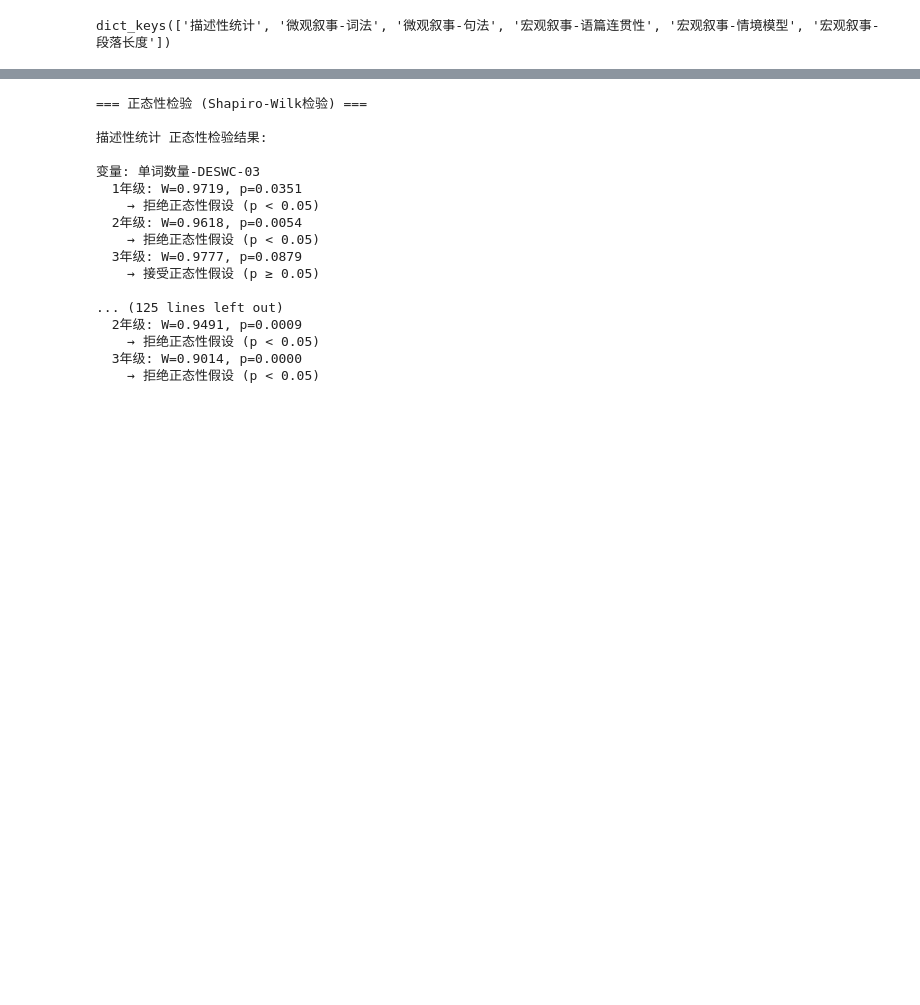
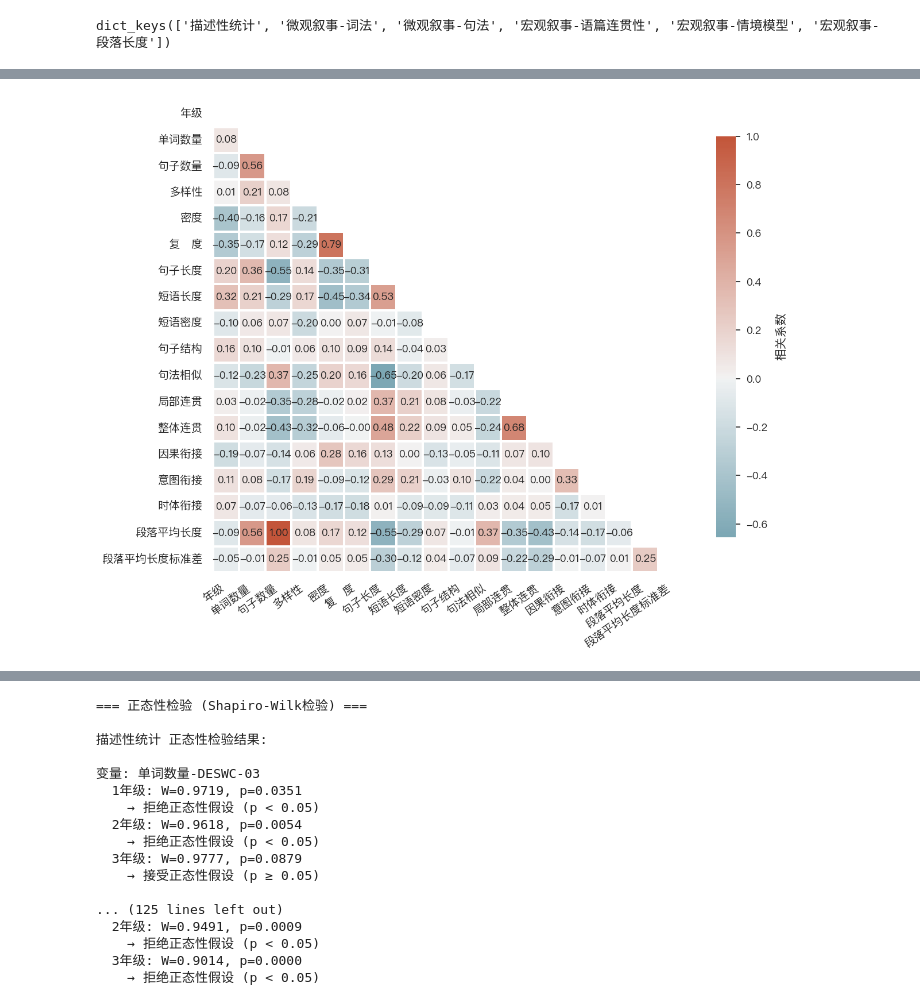
Before and after one commit to sfdeggb/analyse_narrative_stu, a Jupyter notebook: grade_analyse.ipynb, the cells around one changed output, grey strips where cells are left out. Cells and saved outputs as stored; diff of their text form; code cells hidden in the pictures; blank space fills up the shorter version.

```diff
--- a/grade_analyse.ipynb
+++ b/grade_analyse.ipynb
@@ -14,8 +14,8 @@ warnings.filterwarnings('ignore')
 #sns.set_style("whitegrid")
 plt.style.use('seaborn-v0_8')
 plt.rcParams['font.family'] = 'sans-serif'          # 指定族
-plt.rcParams['font.sans-serif'] = ['SimHei']        # 先尝试黑体
-#plt.rcParams['font.sans-serif'] = ['SimHei', 'Microsoft YaHei']
+#plt.rcParams['font.sans-serif'] = ['SimHei']        # windows
+plt.rcParams['font.sans-serif'] = ['PingFang HK']    # mac
 plt.rcParams['axes.unicode_minus'] = False
 
 # 设置随机种子确保结果可重现
@@ -636,0 +646,73 @@ plot_boxplots_by_grade('微观叙事-词法', cleaned_data['微观叙事-词法'
+# %%
+def create_feature_correlation_heatmap(df, feature_cols):
+    """
+    输入一个DataFrame和要分析的特征列，输出这些特征之间的相关性热力图。
+    展示特征名时，仅取'-'分割后的第一个元素。
+    参数:
+        df: 包含特征的数据框
+        feature_cols: 需要分析的特征列名列表
+    """
+    import matplotlib.pyplot as plt
+    import seaborn as sns
+    import numpy as np
+    import matplotlib as mpl
+
+    # 设置全局美化参数
+    sns.set_theme(style="white", font_scale=1.25)
+    mpl.rcParams['font.sans-serif'] = ['PingFang HK']  # 支持中文
+    mpl.rcParams['axes.unicode_minus'] = False
+
+    # 只保留指定的特征列，并去除缺失值
+    data = df[feature_cols].dropna()
+    #将年级特征列提到第一列的位置
+    if '年级' in data.columns:
+        data = data[['年级'] + [col for col in data.columns if col != '年级']]
+    # 计算相关性矩阵
+    corr_matrix = data.corr()
+
+    # 处理特征名，只取'-'分割后的第一个元素
+    simple_names = [col.split('-')[0] for col in data.columns]
+    corr_matrix.index = simple_names
+    corr_matrix.columns = simple_names
+
+    # 创建掩码，仅显示矩阵下三角
+    mask = np.triu(np.ones_like(corr_matrix, dtype=bool))
+
+    # 设置更高端的色带
+    cmap = sns.diverging_palette(220, 20, as_cmap=True)
+
+    plt.figure(figsize=(13, 10))
+    # 绘制热力图
+    ax = sns.heatmap(
+        corr_matrix,
+        mask=mask,
+        annot=True,
+        fmt=".2f",
+        cmap=cmap,
+        center=0,
+        square=True,
+        linewidths=1.5,
+        cbar_kws={"shrink": 0.85, "label": "相关系数"},
+        annot_kws={"size": 13, "weight": "bold", "color": "#222222"}
+    )
+
+    # 美化标题和坐标轴
+    #plt.title('特征间相关性热力图', fontsize=22, fontweight='bold', color='#222222', pad=18)
+    plt.xticks(fontsize=14, rotation=35, ha='right', weight='bold')
+    plt.yticks(fontsize=14, rotation=0, weight='bold')
+    # 去除顶部和右侧边框
+    ax.spines['top'].set_visible(False)
+    ax.spines['right'].set_visible(False)
+    # 美化色条
+    cbar = ax.collections[0].colorbar
+    cbar.ax.tick_params(labelsize=13)
+    cbar.set_label("相关系数", fontsize=15, weight='bold', labelpad=10)
+    plt.tight_layout()
+    plt.show()
+
+tmp_df = pd.read_csv('./tmp/全部特征合并表_融合.csv')
+cols = tmp_df.columns.to_list()
+cols.remove('文本编号')
+create_feature_correlation_heatmap(tmp_df, cols)
+# %% [output]
+[figure, added]
```
Also changed, not shown: parts of 27 cells of this notebook, 25 other files.
